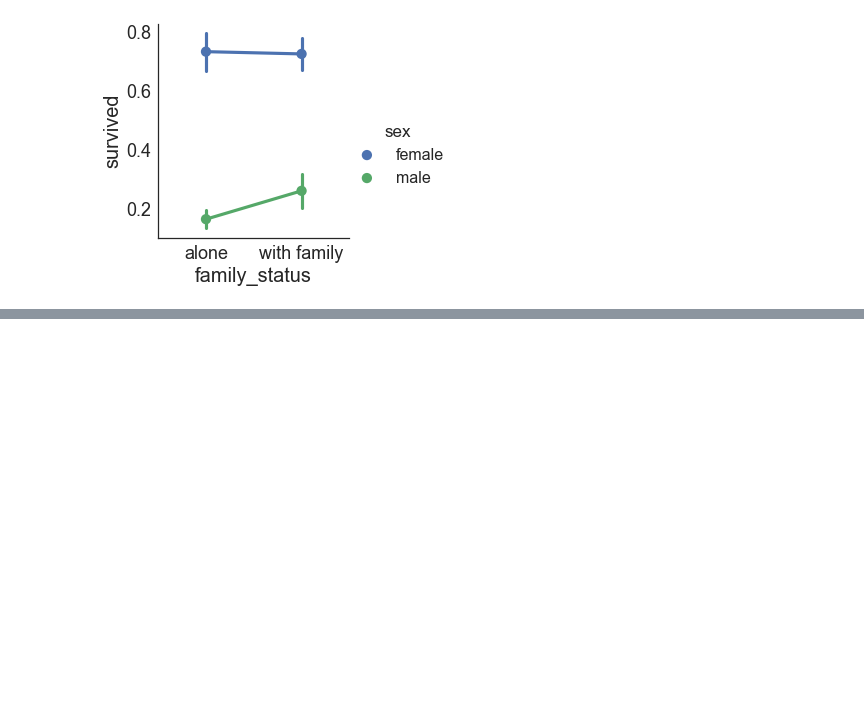
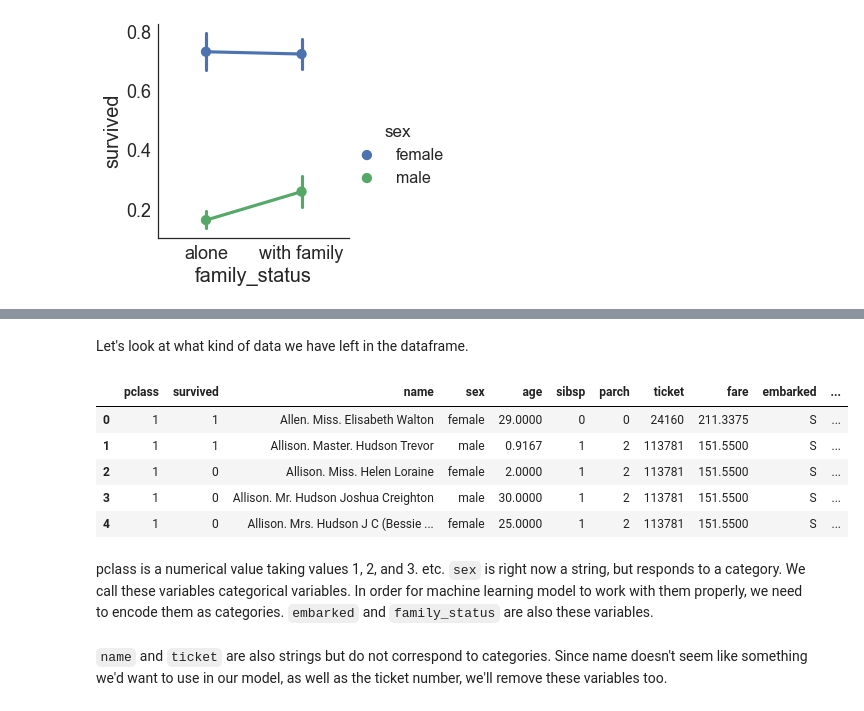
Before and after one commit to marijavlajic/code-university-ml-workshop, a Jupyter notebook: ML Workshop Part 1 - Data Exploration.ipynb, the cells around one changed output, grey strips where cells are left out. Drawn from its saved outputs; the diff is of its cells as text; code cells hidden in the pictures; blank space fills up the shorter version.

Commit message:
Added data preparation section to part 1.

```diff
--- a/ML Workshop Part 1 - Data Exploration.ipynb
+++ b/ML Workshop Part 1 - Data Exploration.ipynb
@@ -150,0 +197,2 @@ sns.factorplot('family_status', 'survived', hue = 'sex', data = titanic.sort_val
+# %%
+titanic.drop(['cabin', 'boat', 'body', 'home.dest'], axis = 1, inplace = True)
@@ -150,0 +201,2 @@ sns.factorplot('family_status', 'survived', hue = 'sex', data = titanic.sort_val
+# %%
+titanic.dropna(inplace = True)
@@ -150,0 +221,13 @@ sns.factorplot('family_status', 'survived', hue = 'sex', data = titanic.sort_val
+# %% [markdown]
+Let's look at what kind of data we have left in the dataframe.
+# %%
+titanic.head()
+# %% [output]
+|  | pclass | survived | name | sex | age | sibsp | parch | ticket | fare | embarked | ... |
+| 0 | 1 | 1 | Allen. Miss. Elisabeth Walton | female | 29.0000 | 0 | 0 | 24160 | 211.3375 | S | ... |
+| 1 | 1 | 1 | Allison. Master. Hudson Trevor | male | 0.9167 | 1 | 2 | 113781 | 151.5500 | S | ... |
+| 2 | 1 | 0 | Allison. Miss. Helen Loraine | female | 2.0000 | 1 | 2 | 113781 | 151.5500 | S | ... |
+| 3 | 1 | 0 | Allison. Mr. Hudson Joshua Creighton | male | 30.0000 | 1 | 2 | 113781 | 151.5500 | S | ... |
+| 4 | 1 | 0 | Allison. Mrs. Hudson J C (Bessie ... | female | 25.0000 | 1 | 2 | 113781 | 151.5500 | S | ... |
+# %% [markdown]
+pclass is a numerical value taking values 1, 2, and 3. etc. `sex` is right now a string, but responds to a category. We call these variables categorical variables. In order for machine learning model to work with them properly, we need to encode them as categories. `embarked` and `family_status` are also these variables.
@@ -150,0 +239,2 @@ sns.factorplot('family_status', 'survived', hue = 'sex', data = titanic.sort_val
+# %% [markdown]
+`name` and `ticket` are also strings but do not correspond to categories. Since name doesn't seem like something we'd want to use in our model, as well as the ticket number, we'll remove these variables too.
```
Also changed, not shown: parts of 21 cells of this notebook.
